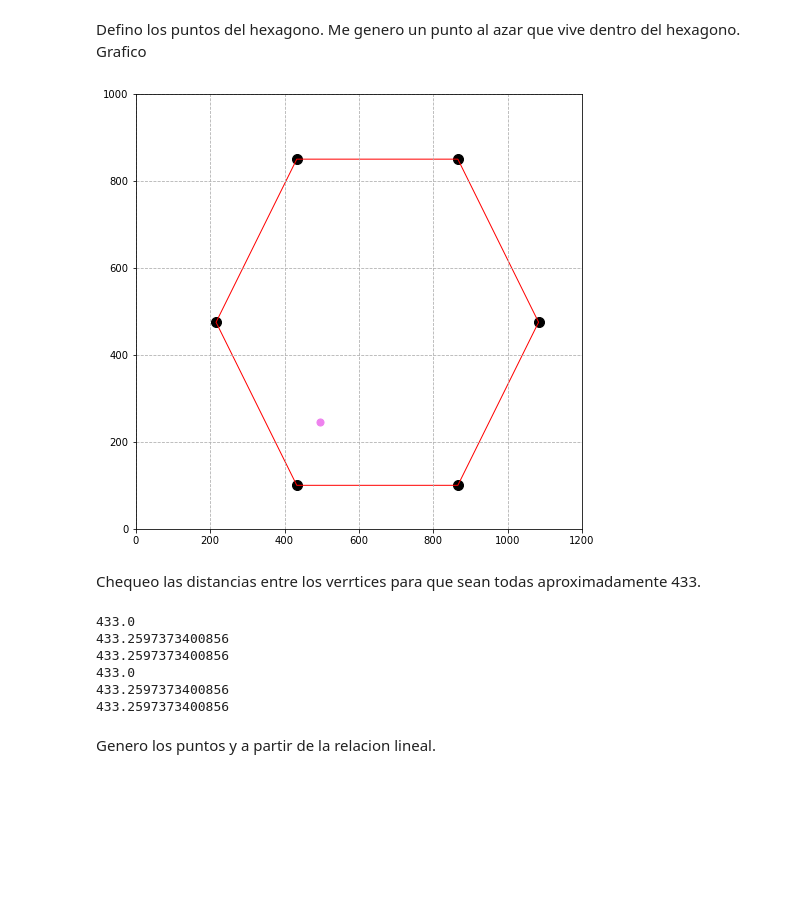
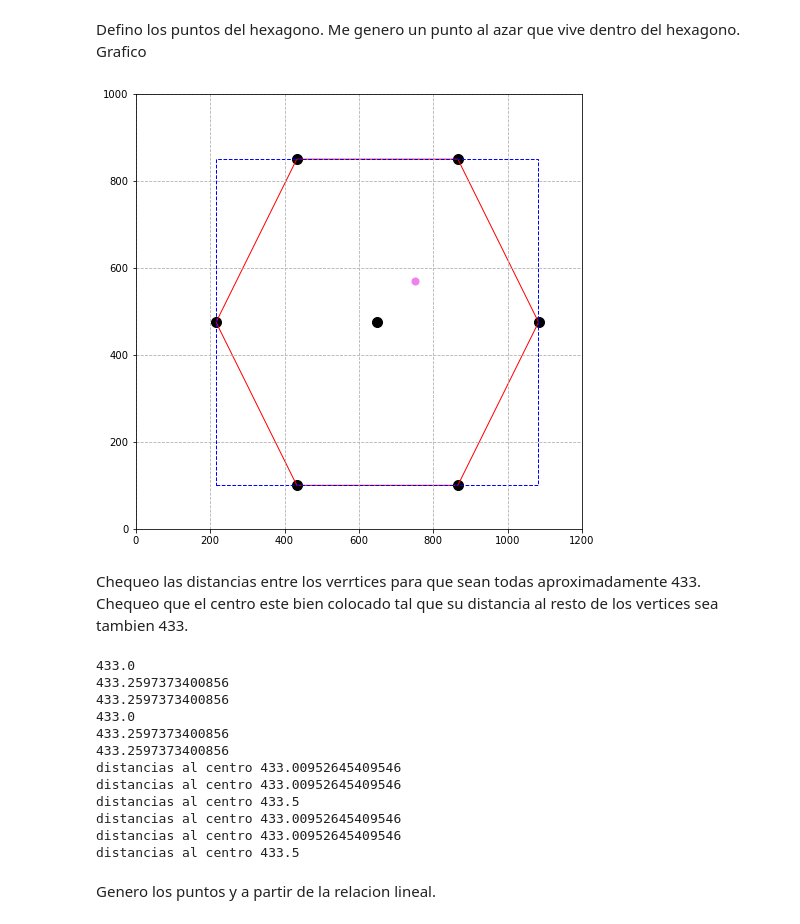
Before and after one commit to alexispacek/lab, a Jupyter notebook: Segundo ejercicio Lab 7.ipynb, the cells around one changed output. Drawn from its saved outputs; the diff is of its cells as text; code cells hidden in the pictures; blank space fills up the shorter version.

Commit message:
Segundo ejercicio avanze. Generamos puntos de forma aleatoria en todo el hexagono

```diff
--- a/Segundo ejercicio Lab 7.ipynb
+++ b/Segundo ejercicio Lab 7.ipynb
@@ -16,39 +17,61 @@ def func(params, x, y):
     residual = y-(a*x+b)
     return residual
 
+def in_hex(poli):
+    path = mpltPath.Path(poli)
+    hex = False
+    random_point = (np.random.uniform(216,1083),np.random.uniform(100,850))
+    while hex != True:
+        if path.contains_points([random_point]) == True:
+            hex = True
+        else:
+            random_point = (np.random.uniform(216,1083),np.random.uniform(100,850))
+    return random_point
+
+
 params = [1, 1]
 # %% [markdown]
 Defino los puntos del hexagono. Me genero un punto al azar que vive dentro del hexagono. Grafico
 # %%
-points = [[433,100],[866,100],[1083,475],[866,850],[433,850],[216,475]]
+poligono = [[433,100],[866,100],[1083,475],[866,850],[433,850],[216,475]]
+rectangulo = [[216,850],[216,100],[865,100],[865,850]]
 pointsx,pointsy = [433,866,1083,866,433,216] , [100,100,475,850,850,475]
-randx,randy = np.random.uniform(433,866),np.random.uniform(100,850)
+random_point = in_hex(poligono)
+centro = (649.5,475)
 
 
 distancias = []
 for i in range(len(points)):
-    distancias.append(dist([randx,randy],points[i]))
+    distancias.append(dist(random_point,hexagono[i]))
+
+distancias.append(dist(centro,random_point))
 
 
 plt.figure(figsize=(8,8))
-polygon = plt.Polygon(points,fill=None,edgecolor='r')
+polygon = plt.Polygon(poligono,fill=None,edgecolor='r')
+rectangle = plt.Rectangle(rectangulo[1],width = 865, height = 750,fill=None,linestyle = '--',edgecolor='b')
 plt.gca().add_patch(polygon)
+plt.gca().add_patch(rectangle)
 plt.xlim(0,1200)
 plt.ylim(0,1000)
-plt.scatter(randx,randy,s = 50,c='violet')
+plt.scatter(centro[0],centro[1],s = 100,c ='black')
+plt.scatter(random_point[0],random_point[1],s = 50,c='violet')
 plt.scatter(pointsx,pointsy,s = 100,c = 'black')
 plt.grid(linestyle='--')
 plt.show()
 # %% [output]
-[figure, old version]
+[figure, new version]
 # %% [markdown]
-Chequeo las distancias entre los verrtices para que sean todas aproximadamente 433.
+Chequeo las distancias entre los verrtices para que sean todas aproximadamente 433. Chequeo que el centro este bien colocado tal que su distancia al resto de los vertices sea tambien 433.
 # %%
+for i in range(len(poligono)):
+    if i == len(poligono)-1:
+        print(dist(poligono[0],poligono[len(poligono)-1]))
+    if i < len(poligono)-1:
+        print(dist(poligono[i],poligono[i+1]))
+
 for i in range(len(points)):
-    if i == len(points)-1:
-        print(dist(points[0],points[len(points)-1]))
-    if i < len(points)-1:
-        print(dist(points[i],points[i+1]))
+    print(f'distancias al centro {dist(centro,poligono[i])}')
 # %% [output]
 433.0
 433.2597373400856
@@ -56,6 +79,12 @@ for i in range(len(points)):
 433.0
 433.2597373400856
 433.2597373400856
+distancias al centro 433.00952645409546
+distancias al centro 433.00952645409546
+distancias al centro 433.5
+distancias al centro 433.00952645409546
+distancias al centro 433.00952645409546
+distancias al centro 433.5
 # %% [markdown]
 Genero los puntos y a partir de la relacion lineal.
 # %%
```
Also changed, not shown: parts of 4 cells of this notebook.
